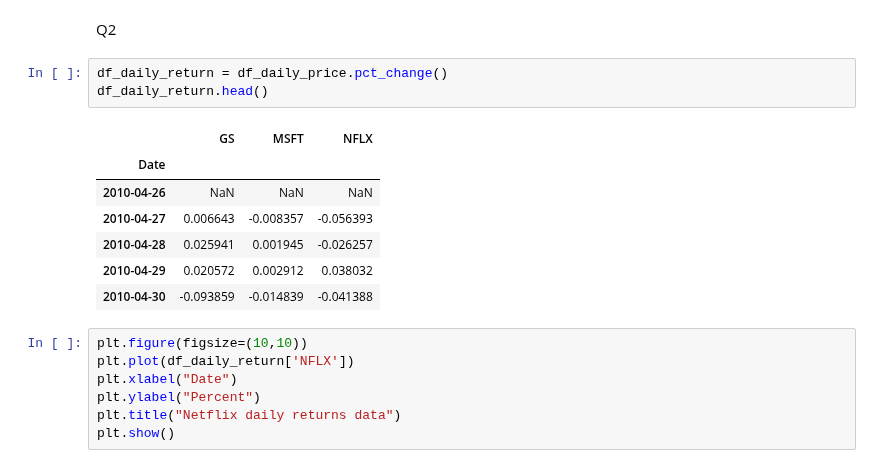
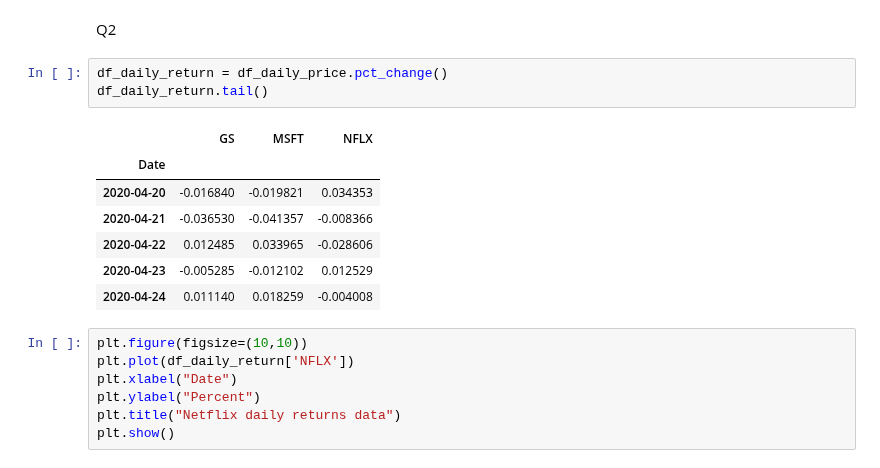
Before and after one commit to PomazkinG/Particle, a Jupyter notebook: Particle.ipynb, the cells around one changed output. Cells and saved outputs as stored; diff of their text form.

```diff
--- a/Particle.ipynb
+++ b/Particle.ipynb
@@ -61,15 +58,15 @@ plt.show()
 Q2
 # %%
 df_daily_return = df_daily_price.pct_change()
-df_daily_return.head()
+df_daily_return.tail()
 # %% [output]
 |  | GS | MSFT | NFLX |
 | Date |  |  |  |
-| 2010-04-26 | NaN | NaN | NaN |
-| 2010-04-27 | 0.006643 | -0.008357 | -0.056393 |
-| 2010-04-28 | 0.025941 | 0.001945 | -0.026257 |
-| 2010-04-29 | 0.020572 | 0.002912 | 0.038032 |
-| 2010-04-30 | -0.093859 | -0.014839 | -0.041388 |
+| 2020-04-20 | -0.016840 | -0.019821 | 0.034353 |
+| 2020-04-21 | -0.036530 | -0.041357 | -0.008366 |
+| 2020-04-22 | 0.012485 | 0.033965 | -0.028606 |
+| 2020-04-23 | -0.005285 | -0.012102 | 0.012529 |
+| 2020-04-24 | 0.011140 | 0.018259 | -0.004008 |
 # %%
 plt.figure(figsize=(10,10))
 plt.plot(df_daily_return['NFLX'])
```
Also changed, not shown: parts of 9 cells of this notebook.
